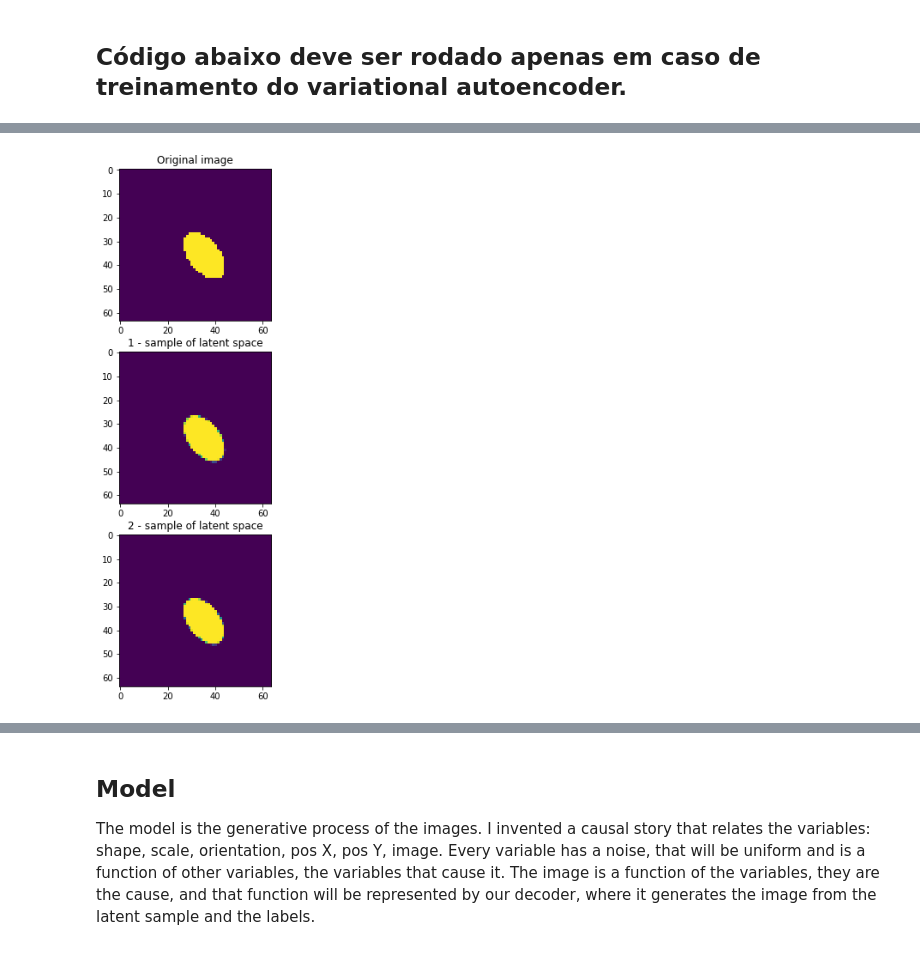
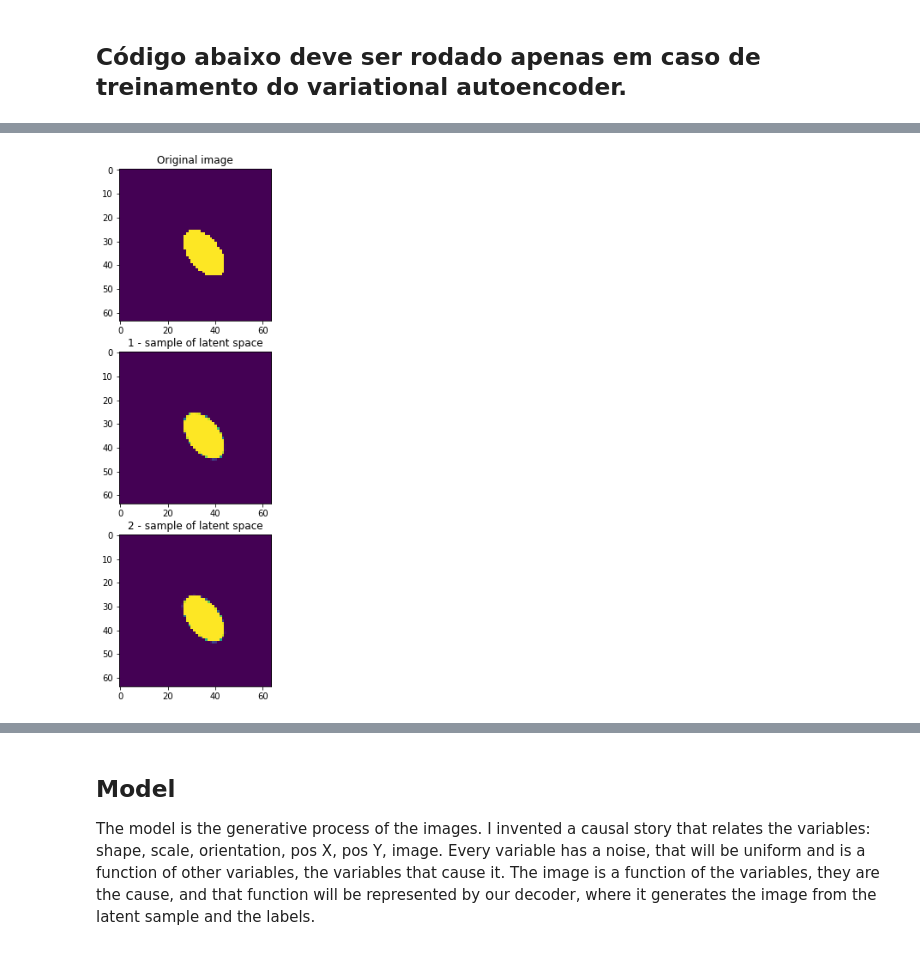
Before and after one commit to GiovaniValdrighi/inferencia_causal, a Jupyter notebook: vae.ipynb, the cells around one changed output, grey strips where cells are left out. Saved outputs shown, nothing was run; the diff lists cells and outputs as text; code cells hidden in the pictures.

```diff
--- a/vae.ipynb
+++ b/vae.ipynb
@@ -294,6 +294,16 @@ def dummy_from_label(label):
   for i, length in enumerate(sizes):
     dummy.append(torch.nn.functional.one_hot(torch.tensor(label[:, i], dtype = torch.int64), int(length)))
   return torch.cat(dummy, -1).to(torch.float32)
+
+def label_from_dummy(dummy):
+  label = []
+  label.append(0)
+  label.append(dummy[1:4].max(0)[1])
+  label.append(dummy[4:10].max(0)[1])
+  label.append(dummy[10:50].max(0)[1])
+  label.append(dummy[50:82].max(0)[1])
+  label.append(dummy[82:114].max(0)[1])
+  return label
 
 def run_img_vae(img, label, num = 1):
   label = label.reshape(1, -6)
@@ -346,6 +356,18 @@ def change_attribute(img, label, attribute = 1):
 
 
 def ind_from_att(color, shape, scale, orientation, posX, posY):
+  if type(color) != int:
+    color = int(color)
+  if type(shape) != int:
+    shape = int(shape)
+  if type(scale) != int:
+    scale = int(scale)
+  if type(orientation) != int:
+    orientation = int(orientation)
+  if type(posX) != int:
+    posX = int(posX)
+  if type(posY) != int:
+    posY = int(posY)
   return (color)*3*6*40*32*32 + (shape )*6*40*32*32 + (scale)*40*32*32 + (orientation)*32*32 + (posX)*32 + posY
 # %%
 run_img_vae(imgs[0], latents_classes[0], num = 3)
@@ -359,4 +381,4 @@ run_img_vae(imgs[ind], latents_classes[ind], num = 3)
 # %%
-run_img_vae(imgs[ind_from_att(1, 2, 5, 15, 20, 20)], latents_classes[ind_from_att(1, 2, 5, 15, 20, 20)], num = 3)
+run_img_vae(imgs[ind_from_att(0, 1, 4, 14, 19, 19)], latents_classes[ind_from_att(0, 1, 4, 14, 19, 19)], num = 3)
 # %% [output]
-[figure, old version]
+[figure, new version]
```
Also changed, not shown: parts of 16 cells of this notebook.
